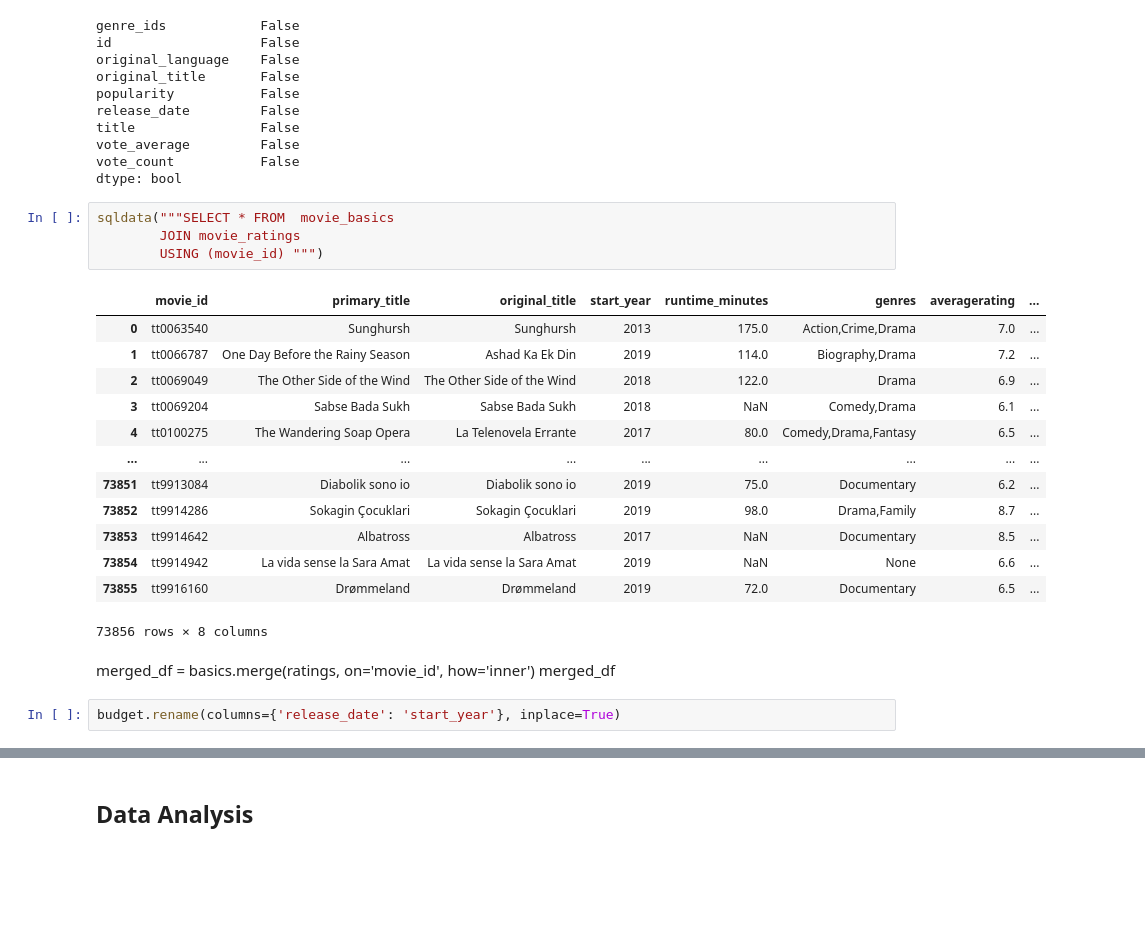
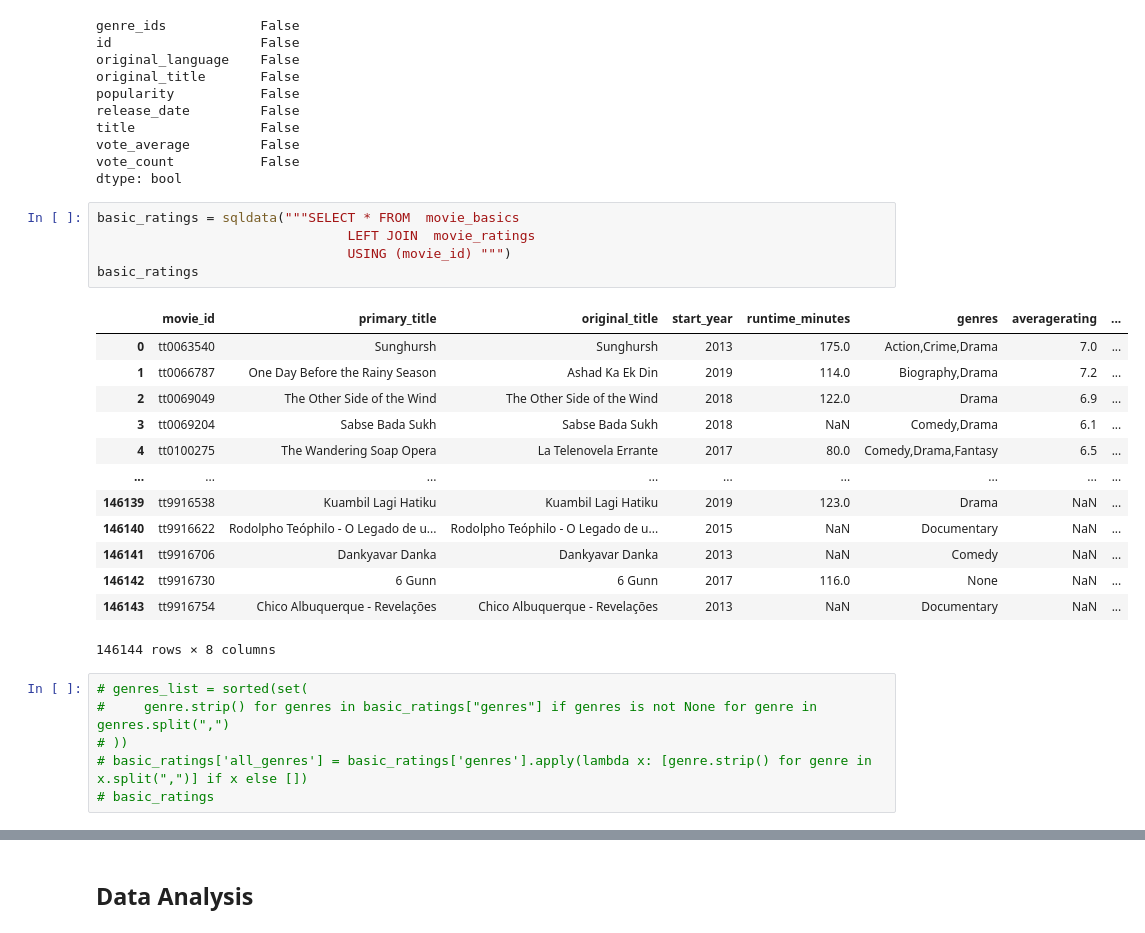
Before and after one commit to MwangiWambugu/dsc-phase-1-project-v2-4, a Jupyter notebook: student.ipynb, the cells around one changed output, grey strips where cells are left out. Saved outputs shown, nothing was run; the diff lists cells and outputs as text; blank space fills up the shorter version.

```diff
--- a/student.ipynb
+++ b/student.ipynb
@@ -429,25 +447,27 @@ vote_average         False
 vote_count           False
 dtype: bool
 # %%
-sqldata("""SELECT * FROM  movie_basics
-        JOIN movie_ratings
-        USING (movie_id) """)
+basic_ratings = sqldata("""SELECT * FROM  movie_basics
+                                LEFT JOIN  movie_ratings
+                                USING (movie_id) """)
+basic_ratings
 # %% [output]
 |  | movie_id | primary_title | original_title | start_year | runtime_minutes | genres | averagerating | ... |
 | 0 | tt0063540 | Sunghursh | Sunghursh | 2013 | 175.0 | Action,Crime,Drama | 7.0 | ... |
 | 1 | tt0066787 | One Day Before the Rainy Season | Ashad Ka Ek Din | 2019 | 114.0 | Biography,Drama | 7.2 | ... |
 | 2 | tt0069049 | The Other Side of the Wind | The Other Side of the Wind | 2018 | 122.0 | Drama | 6.9 | ... |
 | 3 | tt0069204 | Sabse Bada Sukh | Sabse Bada Sukh | 2018 | NaN | Comedy,Drama | 6.1 | ... |
 | 4 | tt0100275 | The Wandering Soap Opera | La Telenovela Errante | 2017 | 80.0 | Comedy,Drama,Fantasy | 6.5 | ... |
 | ... | ... | ... | ... | ... | ... | ... | ... | ... |
-| 73851 | tt9913084 | Diabolik sono io | Diabolik sono io | 2019 | 75.0 | Documentary | 6.2 | ... |
-| 73852 | tt9914286 | Sokagin Çocuklari | Sokagin Çocuklari | 2019 | 98.0 | Drama,Family | 8.7 | ... |
-| 73853 | tt9914642 | Albatross | Albatross | 2017 | NaN | Documentary | 8.5 | ... |
-| 73854 | tt9914942 | La vida sense la Sara Amat | La vida sense la Sara Amat | 2019 | NaN | None | 6.6 | ... |
-| 73855 | tt9916160 | Drømmeland | Drømmeland | 2019 | 72.0 | Documentary | 6.5 | ... |
+| 146139 | tt9916538 | Kuambil Lagi Hatiku | Kuambil Lagi Hatiku | 2019 | 123.0 | Drama | NaN | ... |
+| 146140 | tt9916622 | Rodolpho Teóphilo - O Legado de u... | Rodolpho Teóphilo - O Legado de u... | 2015 | NaN | Documentary | NaN | ... |
+| 146141 | tt9916706 | Dankyavar Danka | Dankyavar Danka | 2013 | NaN | Comedy | NaN | ... |
+| 146142 | tt9916730 | 6 Gunn | 6 Gunn | 2017 | 116.0 | None | NaN | ... |
+| 146143 | tt9916754 | Chico Albuquerque - Revelações | Chico Albuquerque - Revelações | 2013 | NaN | Documentary | NaN | ... |
-73856 rows × 8 columns
+146144 rows × 8 columns
-# %% [markdown]
-merged_df =  basics.merge(ratings, on='movie_id', how='inner')
-merged_df
-# %%
-budget.rename(columns={'release_date': 'start_year'}, inplace=True)
+# %%
+# genres_list = sorted(set(
+#     genre.strip() for genres in basic_ratings["genres"] if genres is not None for genre in genres.split(",")
+# ))
+# basic_ratings['all_genres'] = basic_ratings['genres'].apply(lambda x: [genre.strip() for genre in x.split(",")] if x else [])
+# basic_ratings
```
Also changed, not shown: parts of 11 cells of this notebook.
